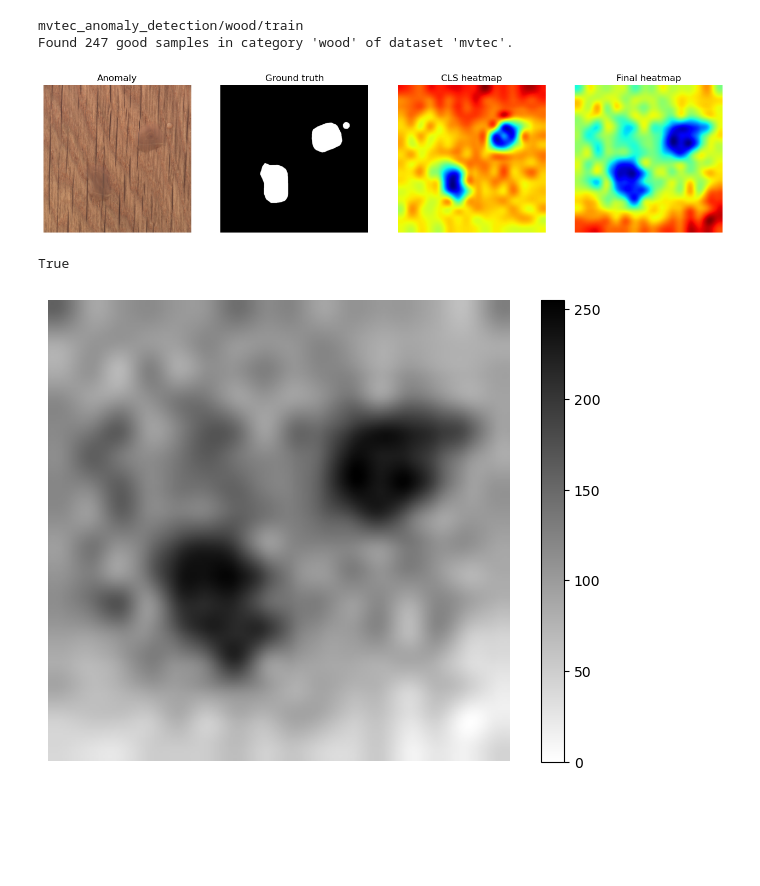
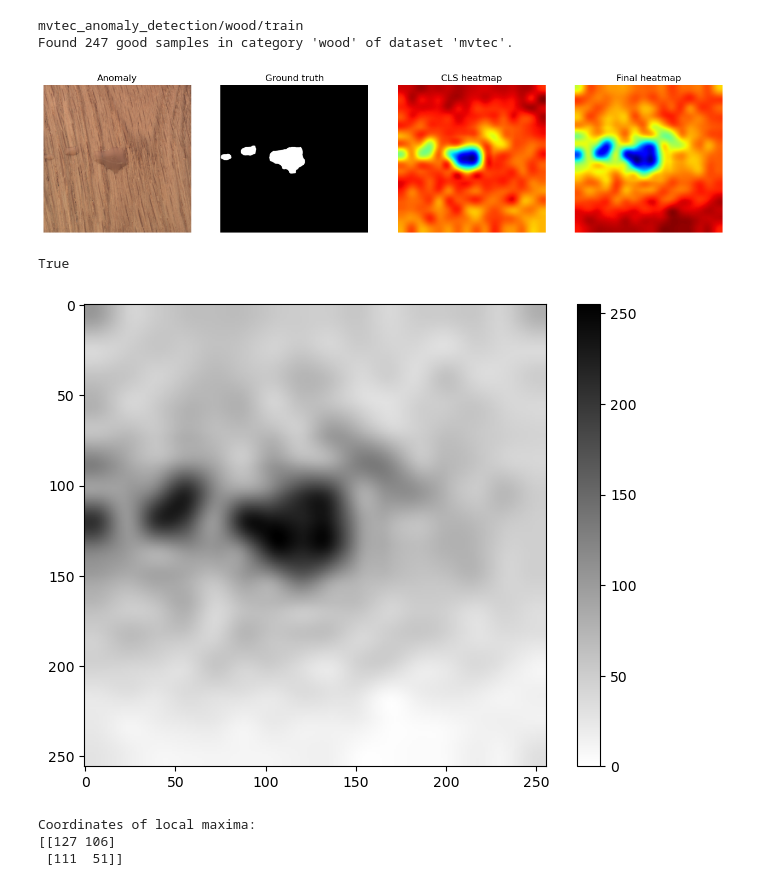
Before and after one commit to MrJuses/ZeroShot_Anomaly_Detection_using_Vision_Foundation_Models, a Jupyter notebook: ZeroShot.ipynb, the cells around one changed output. Saved outputs shown, nothing was run; the diff lists cells and outputs as text; code cells hidden in the pictures; blank space fills up the shorter version.

Commit message:
Updated with ability to find local maxima from image and use SAM to generate masks

```diff
--- a/ZeroShot.ipynb
+++ b/ZeroShot.ipynb
@@ -451,7 +451,7 @@ good_images = torch.cat(good_images, dim=0)
 mvtec_anomaly_detection/wood/train
 Found 247 good samples in category 'wood' of dataset 'mvtec'.
 # %%
-anomaly = "liquid/005.png"
+anomaly = "liquid/010.png"
 
 test_image_path   = f"{root_path}/{category}/test/{anomaly}"
 ground_truth_path = f"{root_path}/{category}/ground_truth/{anomaly.replace('.png','_mask.png')}"
@@ -471,6 +471,6 @@ plt.subplot(1, 4, 3); plt.title("CLS heatmap");   plt.imshow(cls_heatmap, cmap="
 plt.subplot(1, 4, 4); plt.title("Final heatmap"); plt.imshow(final_heatmap, cmap="jet", vmin=0, vmax=255); plt.axis("off")
 plt.show()
 # %% [output]
-[figure, old version]
+[figure, new version]
 # %%
 # save final heatmap
@@ -495,16 +495,37 @@ def show_anns(anns):
         img[m] = color_mask
     ax.imshow(img)
 # %%
-image = cv2.imread("final_heatmap.png")
+image = cv2.imread("final_heatmap2.png")
 # image = cv2.cvtColor(image, cv2.COLOR_BGR2RGB)
 
 plt.figure(figsize=(8, 6))
 plt.imshow(image, cmap='binary')
-plt.axis('off')
+# plt.axis('off')
 plt.colorbar()
 plt.show()
 # %% [output]
-[figure, old version]
+[figure, new version]
 # %%
 # test packages for peak detection
 from skimage.feature import peak_local_max
+from skimage import img_as_float
+from scipy import ndimage as ndi
+
+image_coords = cv2.imread("final_heatmap2.png", cv2.IMREAD_GRAYSCALE)
+
+# invert image for peak detection
+image_coords = 255 - image_coords
+im = img_as_float(image_coords)
+
+
+image_max = ndi.maximum_filter(im, size=20, mode='constant')
+
+# Comparison between image_max and im to find the coordinates of local maxima
+coordinates = peak_local_max(im, min_distance=20, threshold_rel=0.5)
+
+print("Coordinates of local maxima:")
+print(coordinates)  # Each row is (row, col) of a local maximum
+# %% [output]
+Coordinates of local maxima:
+[[127 106]
+ [111  51]]
```
Also changed, not shown: parts of 13 cells of this notebook.
